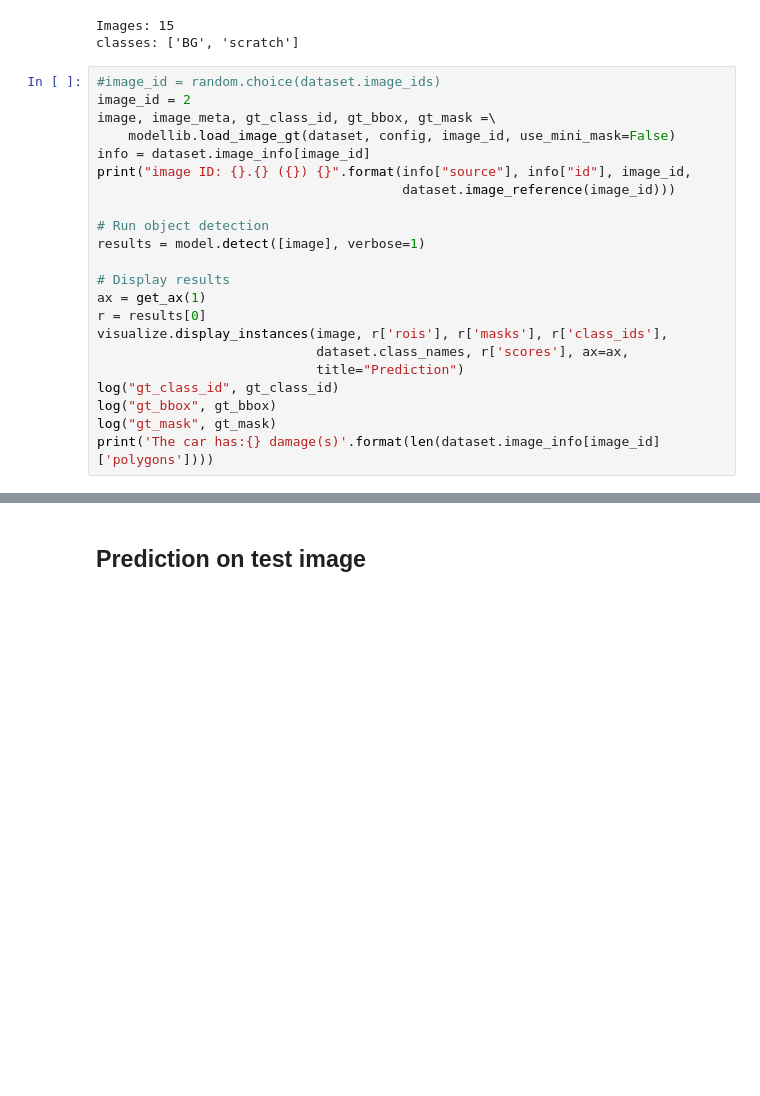
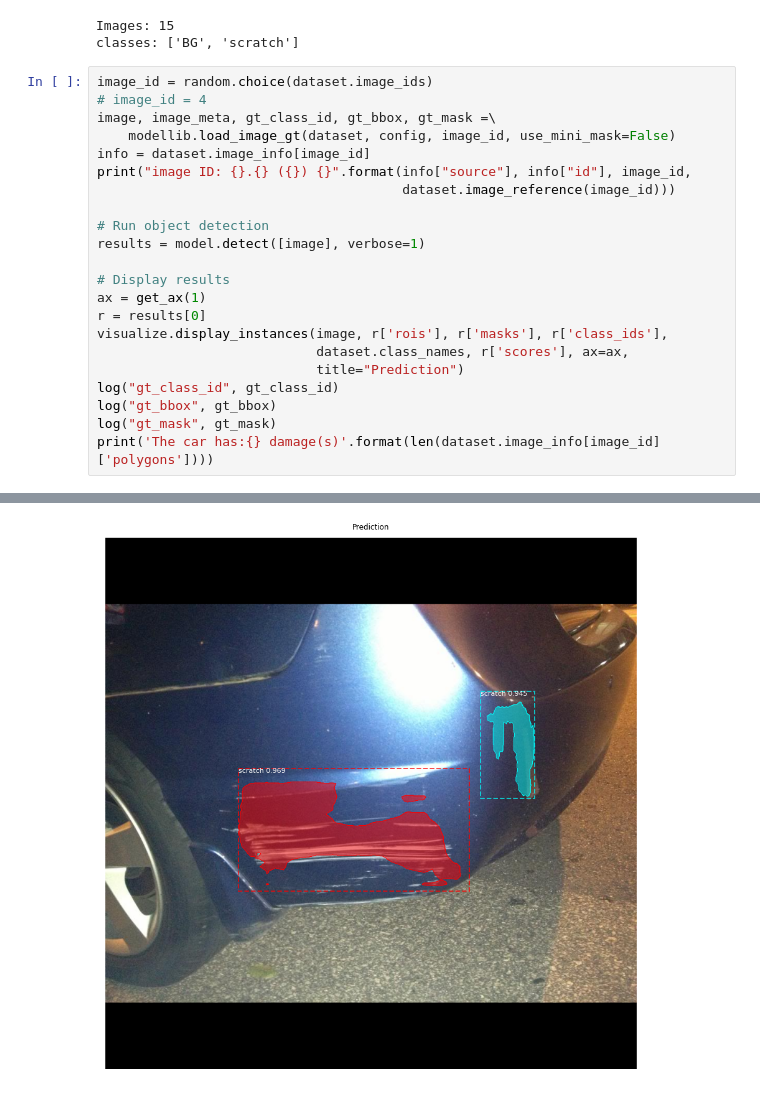
Before and after one commit to basel-ay/Automated-Car-Damage-Detection, a Jupyter notebook: car_damage_detection.ipynb, the cells around one changed output, grey strips where cells are left out. Cells and saved outputs as stored; diff of their text form; blank space fills up the shorter version.

```diff
--- a/car_damage_detection.ipynb
+++ b/car_damage_detection.ipynb
@@ -234,8 +234,8 @@ print('Images: {}\nclasses: {}'.format(len(dataset.image_ids), dataset.class_nam
 Images: 15
 classes: ['BG', 'scratch']
 # %%
-#image_id = random.choice(dataset.image_ids)
-image_id = 2
+image_id = random.choice(dataset.image_ids)
+# image_id = 4
 image, image_meta, gt_class_id, gt_bbox, gt_mask =\
     modellib.load_image_gt(dataset, config, image_id, use_mini_mask=False)
 info = dataset.image_info[image_id]
@@ -265,2 +269 @@ anchors                  shape: (1, 261888, 4)        min:   -0.35390  max:    1
+[figure, added]
-# %% [markdown]
-## Prediction on test image
```
Also changed, not shown: parts of 4 cells of this notebook.
